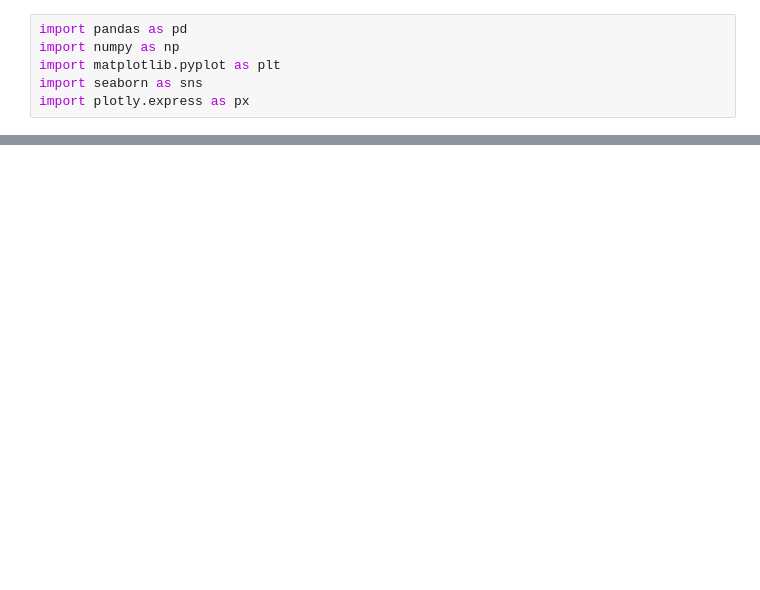
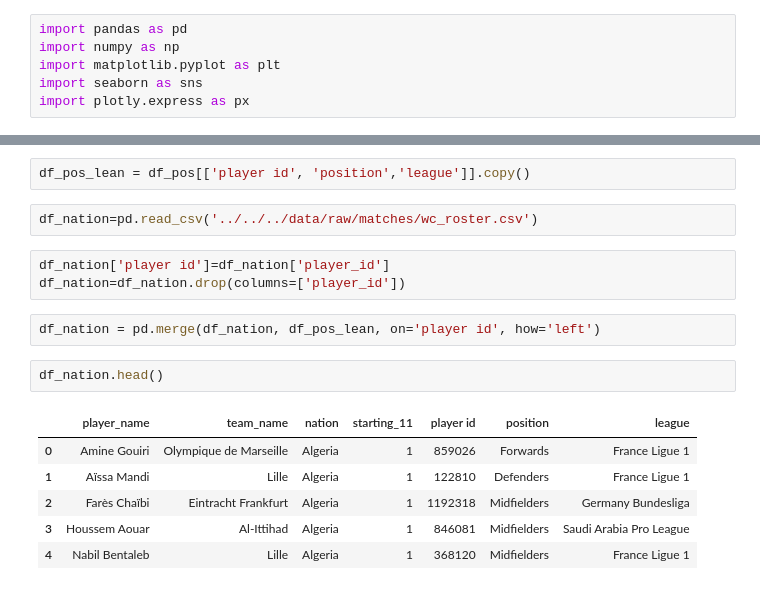
Before and after one commit to vibhash2006/Football-Project, a Jupyter notebook: notebooks/data_exploration/Matches/World_Cup_Nations.ipynb, the cells around one changed output, grey strips where cells are left out. Saved outputs shown, nothing was run; the diff lists cells and outputs as text; blank space fills up the shorter version.

Commit message:
Nations Features Added

```diff
--- a/notebooks/data_exploration/Matches/World_Cup_Nations.ipynb
+++ b/notebooks/data_exploration/Matches/World_Cup_Nations.ipynb
@@ -13,0 +9,18 @@ with pd.option_context('display.max_rows', None, 'display.max_colwidth', None):
+# %%
+df_pos_lean = df_pos[['player id', 'position','league']].copy()
+# %%
+df_nation=pd.read_csv('../../../data/raw/matches/wc_roster.csv')
+# %%
+df_nation['player id']=df_nation['player_id']
+df_nation=df_nation.drop(columns=['player_id'])
+# %%
+df_nation = pd.merge(df_nation, df_pos_lean, on='player id', how='left')
+# %%
+df_nation.head()
+# %% [output]
+|  | player_name | team_name | nation | starting_11 | player id | position | league |
+| 0 | Amine Gouiri | Olympique de Marseille | Algeria | 1 | 859026 | Forwards | France Ligue 1 |
+| 1 | Aïssa Mandi | Lille | Algeria | 1 | 122810 | Defenders | France Ligue 1 |
+| 2 | Farès Chaïbi | Eintracht Frankfurt | Algeria | 1 | 1192318 | Midfielders | Germany Bundesliga |
+| 3 | Houssem Aouar | Al-Ittihad | Algeria | 1 | 846081 | Midfielders | Saudi Arabia Pro League |
+| 4 | Nabil Bentaleb | Lille | Algeria | 1 | 368120 | Midfielders | France Ligue 1 |
```
Also changed, not shown: parts of 26 cells of this notebook, 2 other files.
